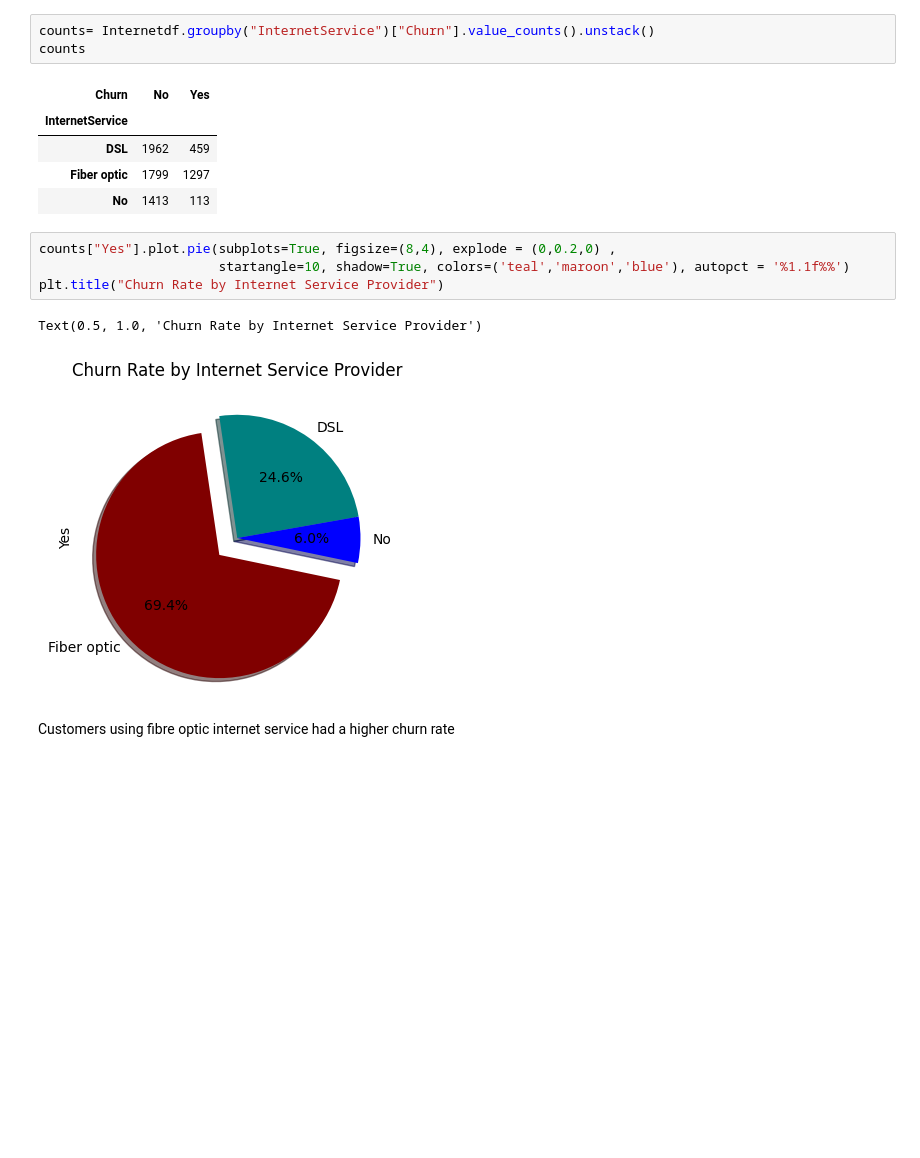
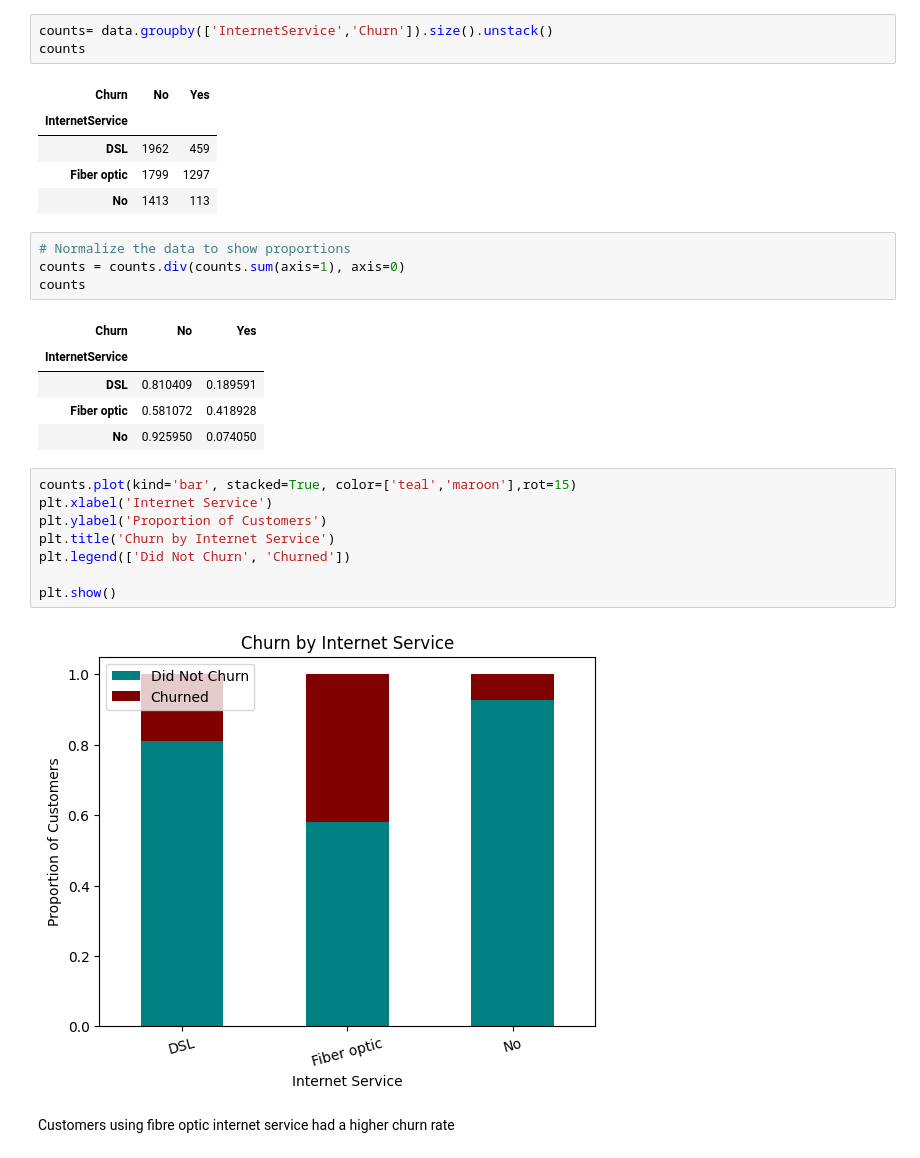
Before and after one commit to Gilbert-B/Predicting-Customer-Churn, a Jupyter notebook: Data/Predicting_Customer_Churn.ipynb, the cells around one changed output. Saved outputs shown, nothing was run; the diff lists cells and outputs as text; blank space fills up the shorter version.

```diff
--- a/Data/Predicting_Customer_Churn.ipynb
+++ b/Data/Predicting_Customer_Churn.ipynb
@@ -249,5 +235,5 @@ sn.catplot(x="InternetService", hue ="Churn",kind="count", color= "maroon", data
 # %%
-counts= Internetdf.groupby("InternetService")["Churn"].value_counts().unstack()
+counts= data.groupby(['InternetService','Churn']).size().unstack()
 counts
 # %% [output]
 | Churn | No | Yes |
@@ -255,13 +241,26 @@ counts
 | DSL | 1962 | 459 |
 | Fiber optic | 1799 | 1297 |
 | No | 1413 | 113 |
-# %%
-counts["Yes"].plot.pie(subplots=True, figsize=(8,4), explode = (0,0.2,0) ,
-                       startangle=10, shadow=True, colors=('teal','maroon','blue'), autopct = '%1.1f%%')
-plt.title("Churn Rate by Internet Service Provider")
-# %% [output]
-Text(0.5, 1.0, 'Churn Rate by Internet Service Provider')
-[figure, removed]
+# %%
+# Normalize the data to show proportions
+counts = counts.div(counts.sum(axis=1), axis=0)
+counts
+# %% [output]
+| Churn | No | Yes |
+| InternetService |  |  |
+| DSL | 0.810409 | 0.189591 |
+| Fiber optic | 0.581072 | 0.418928 |
+| No | 0.925950 | 0.074050 |
+# %%
+counts.plot(kind='bar', stacked=True, color=['teal','maroon'],rot=15)
+plt.xlabel('Internet Service')
+plt.ylabel('Proportion of Customers')
+plt.title('Churn by Internet Service')
+plt.legend(['Did Not Churn', 'Churned'])
+
+plt.show()
+# %% [output]
+[figure, added]
 # %% [markdown]
 Customers using fibre optic internet service had a higher churn rate
 # %% [markdown]
```
Also changed, not shown: parts of 63 cells of this notebook.
